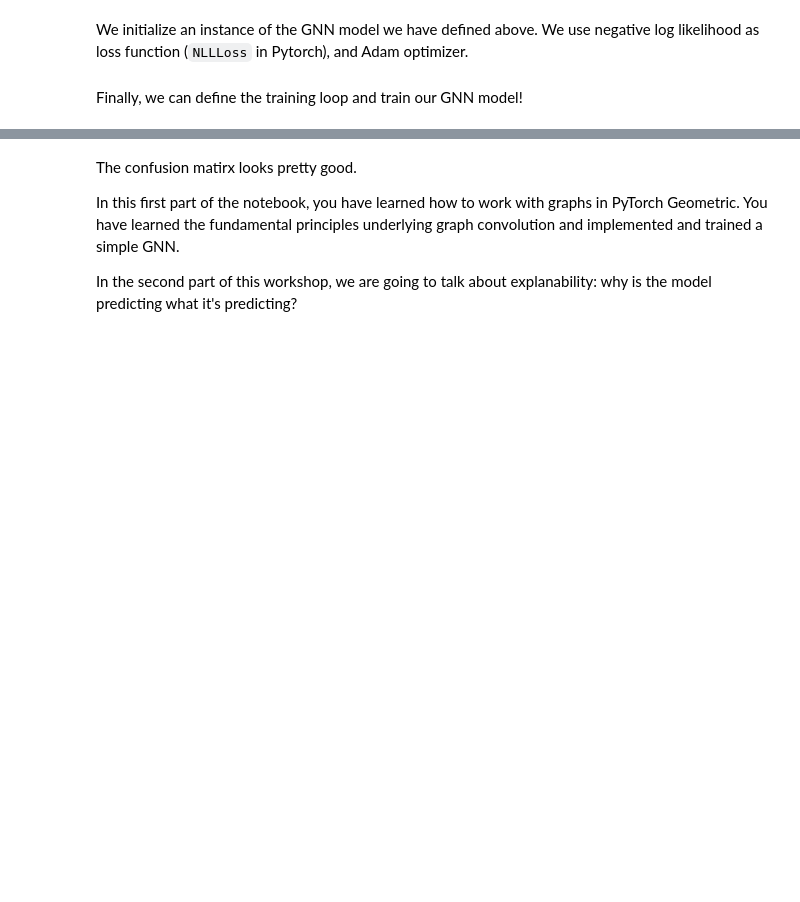
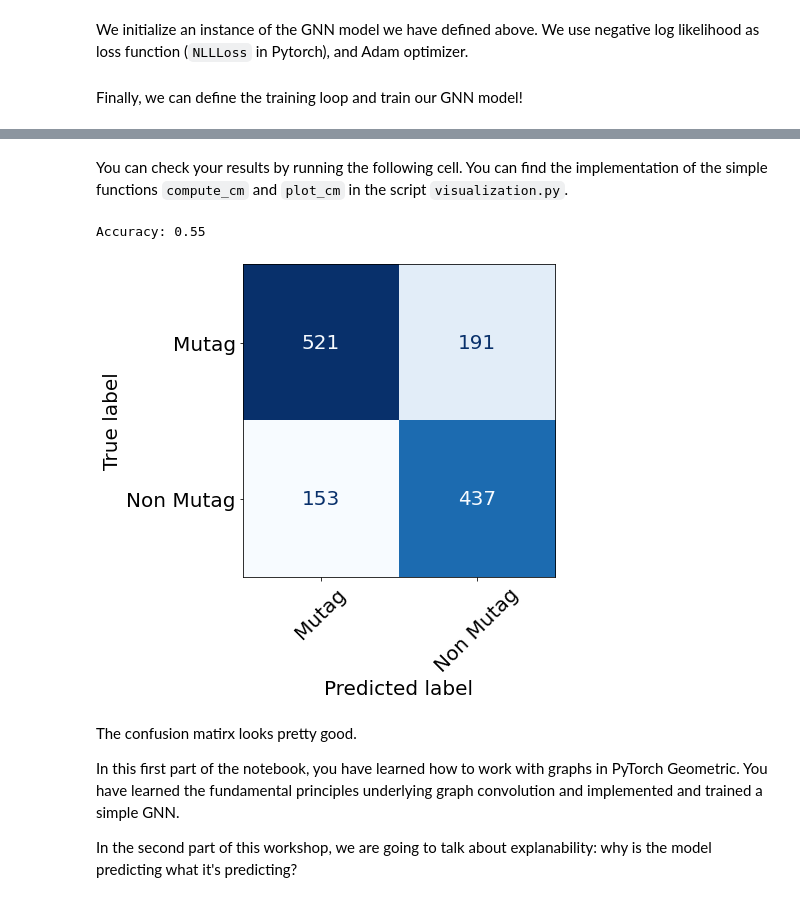
Before and after one commit to VisiumCH/AMLD-2021-Graphs, a Jupyter notebook: notebooks/Molecules_part1.ipynb, the cells around one changed output, grey strips where cells are left out. Saved outputs shown, nothing was run; the diff lists cells and outputs as text; code cells hidden in the pictures; blank space fills up the shorter version.

```diff
--- a/notebooks/Molecules_part1.ipynb
+++ b/notebooks/Molecules_part1.ipynb
@@ -638,3 +948,19 @@ Accuracy: 0.65
+# %% [markdown]
+You can check your results by running the following cell. You can find the implementation of the simple functions `compute_cm` and `plot_cm` in the script `visualization.py`.
+# %%
+from sklearn.metrics import confusion_matrix, ConfusionMatrixDisplay
+
+# Compute cm
+cm = compute_cm(model, loader_test)
+
+# Plot cm
+plot_cm(cm)
+
+print(f"""Accuracy: {round(((y_true.flatten().cpu() == y_pred.cpu()).sum() /
+                            len(y_pred)).item(), 2)}""")
+# %% [output]
+Accuracy: 0.55
+[figure, added]
 # %% [markdown]
 The confusion matirx looks pretty good.
 
```
Also changed, not shown: parts of 44 cells of this notebook.
